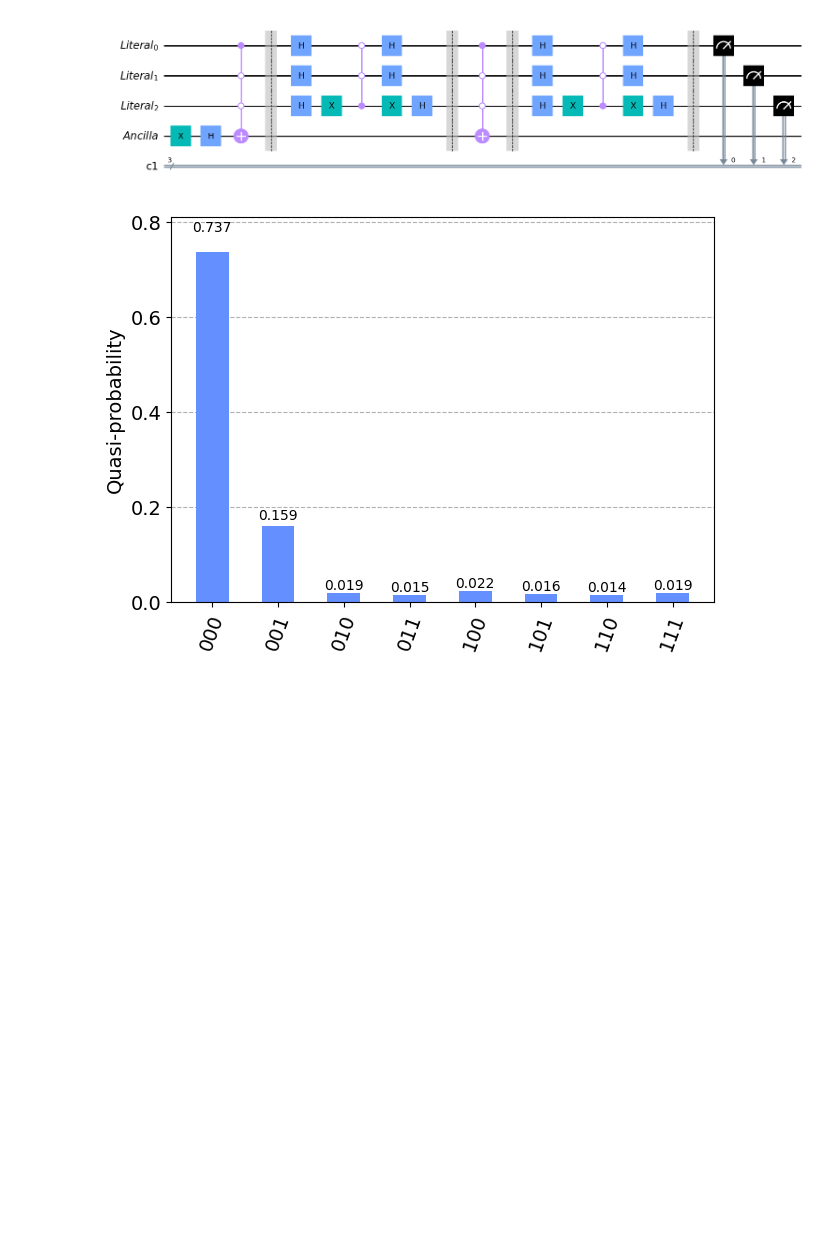
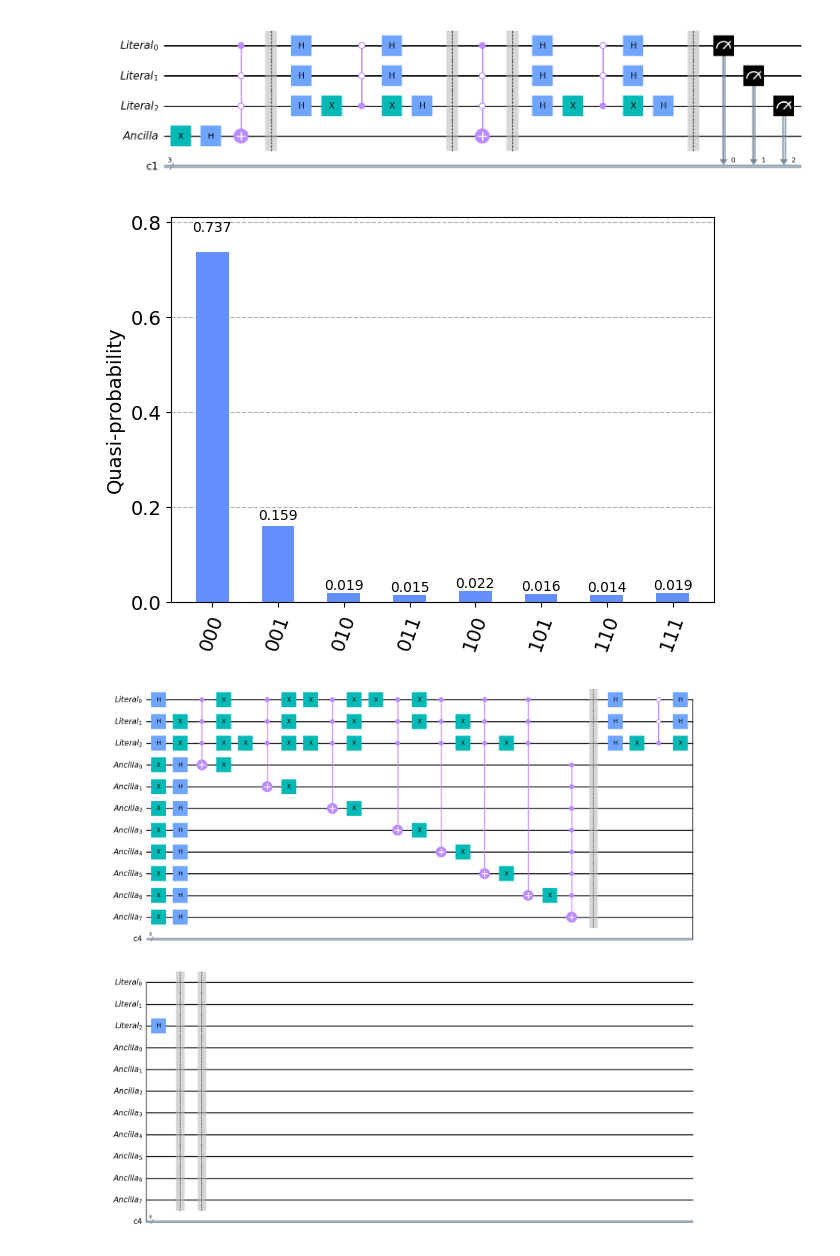
Before and after one commit to hiddenduck/Quantum_SAT_Grover, a Jupyter notebook: Projeto_IC.ipynb, the cells around one changed output. Cells and saved outputs as stored; diff of their text form; code cells hidden in the pictures; blank space fills up the shorter version.

```diff
--- a/Projeto_IC.ipynb
+++ b/Projeto_IC.ipynb
@@ -193,7 +193,7 @@ optimalIterations(n_qubits,bitstring, mpl=False)
 # %% [output]
 [figure]
 # %%
-def SAT_Grover(qr, ancillas, bitstring=None):
+def SAT_Oracle(qr, ancillas, bitstring=None):
 
     qc = QuantumCircuit(qr,ancillas)
 
@@ -250,3 +250,24 @@ def SAT_Grover(qr, ancillas, bitstring=None):
     qc.barrier()
 
     return qc
+# %%
+def SAT_Grover(n_qubits,n_ancillas, bitstring):
+    qr = QuantumRegister(n_qubits, name="Literal")
+    cr = ClassicalRegister(n_qubits)
+    ancillas = QuantumRegister(n_ancillas, name="Ancilla")
+
+    qc = QuantumCircuit(qr,ancillas,cr)
+    qc.h(qr)
+    qc.x(ancillas)
+    qc.h(ancillas)
+
+    qc = qc.compose(SAT_Oracle(qr, ancillas, bitstring=bitstring))
+    qc = qc.compose(diffusion_operator(qr, ancillas, n_qubits))
+
+    qc.barrier()
+
+    return qc.draw(output="mpl")
+# %%
+SAT_Grover(3,8,"001")
+# %% [output]
+[figure, added]
```
Also changed, not shown: parts of 3 cells of this notebook.
